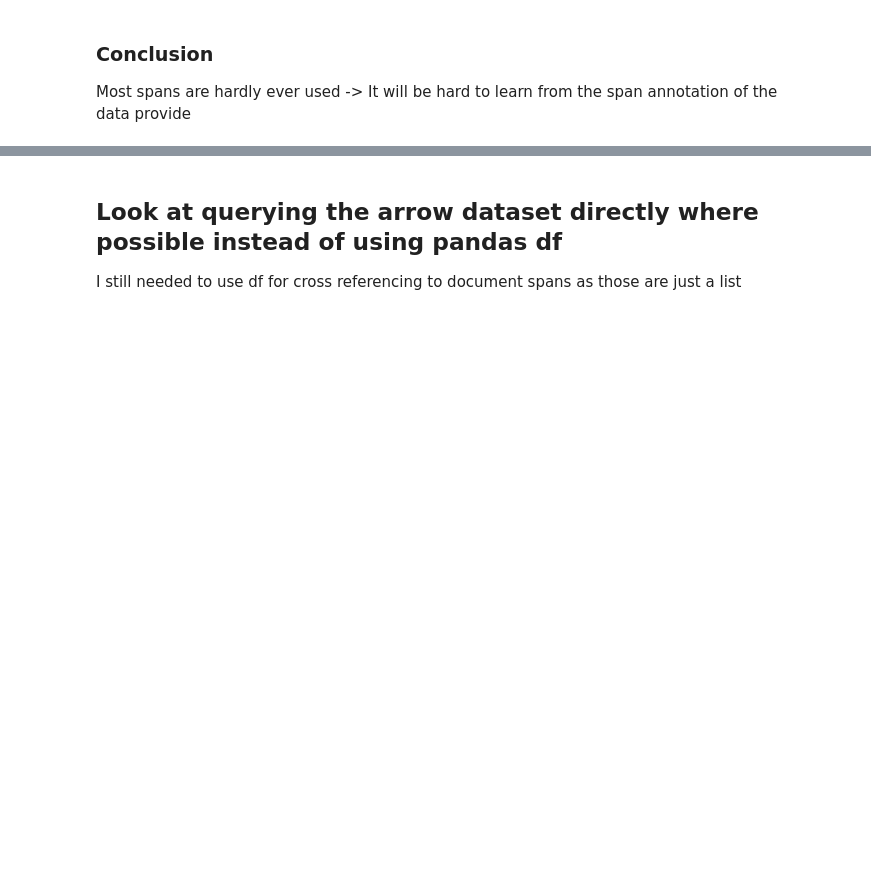
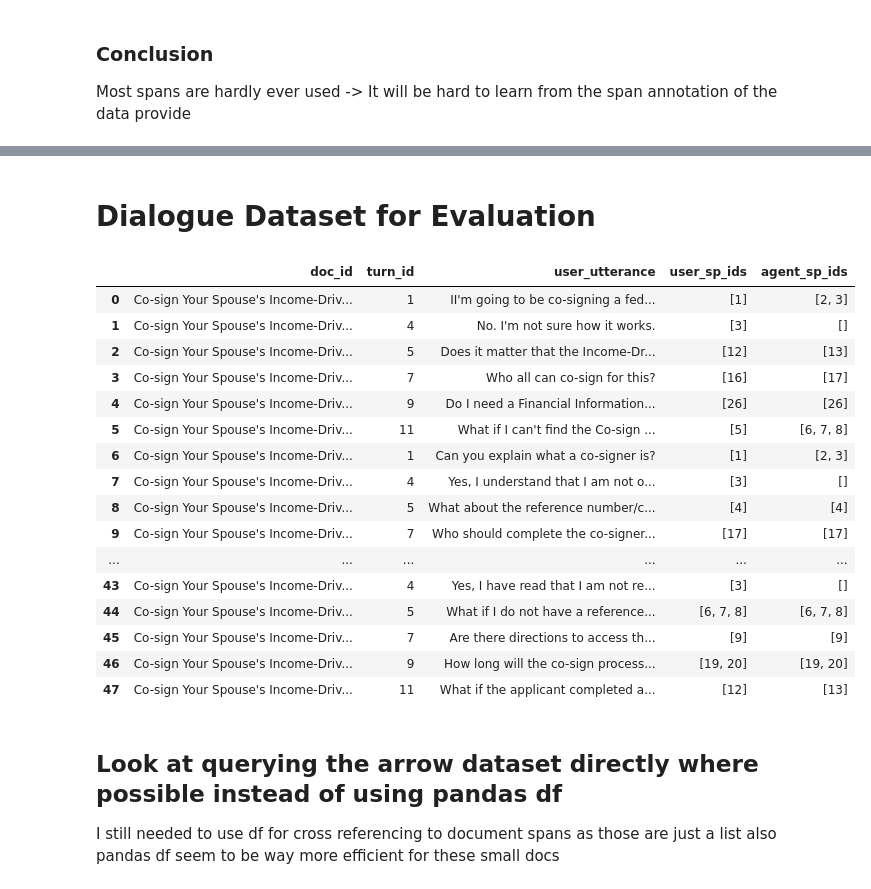
Before and after one commit to isabelladegen/nlp-2021, a Jupyter notebook: DataInvestigationDoc2Dial.ipynb, the cells around one changed output, grey strips where cells are left out. Cells and saved outputs as stored; diff of their text form; code cells hidden in the pictures; blank space fills up the shorter version.

```diff
--- a/DataInvestigationDoc2Dial.ipynb
+++ b/DataInvestigationDoc2Dial.ipynb
@@ -512,7 +514,82 @@ Document ids that are just in the Documents dataset not in the Dialogue dataset,
+# %% [markdown]
+# Dialogue Dataset for Evaluation
+# %%
+import pandas as pd
+
+#get all relevant dialogue data for a doc_id
+doc_id = 'Co-sign Your Spouse\'s Income-Driven Repayment Plan Application | Federal Student Aid#1_0'
+
+dialogue_eval_df = pd.DataFrame(columns=['doc_id', 'turn_id', 'user_utterance', 'user_sp_ids',
+                                         'agent_sp_ids'])
+
+#using df as dataset is way too slow to do this
+dialogues_for_doc = dialogue_full_df.loc[dialogue_full_df['doc_id'] == doc_id]
+
+#resetting all variables
+user_turn_index = 0
+user_utterance = ''
+user_sps = []
+turn_id = ''
+agent_sps = []
+role = ''
+first_user = True
+#for all list of turns in each dialogue
+for dialogue_index, turns in enumerate(dialogues_for_doc['turns']):
+
+    #for each turn in a dialogue
+    for turn in turns:
+        role = turn['role']
+
+        # for the very first user role only
+        if role == 'user' and first_user == True:
+            turn_id = turn['turn_id']
+            user_utterance =turn['utterance']
+            user_sps = [ref['sp_id'] for ref in turn['references']]
+            first_user = False
+        elif role == 'user' and first_user == False:
+            # we've come to the next user turn
+            #write previous user's row before overwriting it with this users data
+            dialogue_eval_df.loc[user_turn_index] = [doc_id, turn_id, user_utterance, user_sps, agent_sps]
+            #remember this user's data
+            user_utterance = turn['utterance']
+            turn_id = turn['turn_id']
+            user_sps = [ref['sp_id'] for ref in turn['references']]
+            #reset for next row
+            agent_sps = []
+            user_turn_index += 1
+        elif role == 'agent':
+            #gather agent spans but don't write the row just yet
+            agent_sps.extend([ref['sp_id'] for ref in turn['references']])
+
+#write the last line to the dataframe if the last dialogue's turn ended with an agent
+if role == 'agent':
+    dialogue_eval_df.loc[user_turn_index] = [doc_id, turn_id, user_utterance, user_sps, agent_sps]
+
+
+dialogue_eval_df
+# %% [output]
+|  | doc_id | turn_id | user_utterance | user_sp_ids | agent_sp_ids |
+| 0 | Co-sign Your Spouse's Income-Driv... | 1 | II'm going to be co-signing a fed... | [1] | [2, 3] |
+| 1 | Co-sign Your Spouse's Income-Driv... | 4 | No. I'm not sure how it works. | [3] | [] |
+| 2 | Co-sign Your Spouse's Income-Driv... | 5 | Does it matter that the Income-Dr... | [12] | [13] |
+| 3 | Co-sign Your Spouse's Income-Driv... | 7 | Who all can co-sign for this? | [16] | [17] |
+| 4 | Co-sign Your Spouse's Income-Driv... | 9 | Do I need a Financial Information... | [26] | [26] |
+| 5 | Co-sign Your Spouse's Income-Driv... | 11 | What if I can't find the Co-sign ... | [5] | [6, 7, 8] |
+| 6 | Co-sign Your Spouse's Income-Driv... | 1 | Can you explain what a co-signer is? | [1] | [2, 3] |
+| 7 | Co-sign Your Spouse's Income-Driv... | 4 | Yes, I understand that I am not o... | [3] | [] |
+| 8 | Co-sign Your Spouse's Income-Driv... | 5 | What about the reference number/c... | [4] | [4] |
+| 9 | Co-sign Your Spouse's Income-Driv... | 7 | Who should complete the co-signer... | [17] | [17] |
+| ... | ... | ... | ... | ... | ... |
+| 43 | Co-sign Your Spouse's Income-Driv... | 4 | Yes, I have read that I am not re... | [3] | [] |
+| 44 | Co-sign Your Spouse's Income-Driv... | 5 | What if I do not have a reference... | [6, 7, 8] | [6, 7, 8] |
+| 45 | Co-sign Your Spouse's Income-Driv... | 7 | Are there directions to access th... | [9] | [9] |
+| 46 | Co-sign Your Spouse's Income-Driv... | 9 | How long will the co-sign process... | [19, 20] | [19, 20] |
+| 47 | Co-sign Your Spouse's Income-Driv... | 11 | What if the applicant completed a... | [12] | [13] |
 # %% [markdown]
 ## Look at querying the arrow dataset directly where possible instead of using pandas df
 
 I still needed to use df for cross referencing to document spans as those are just a list
+also pandas df seem to be way more efficient for these small docs
 # %%
 #Looking at the first dialogue and see how to access data
 # using the dialogue dataset directly
```
Also changed, not shown: parts of 9 cells of this notebook, 2 other files.
